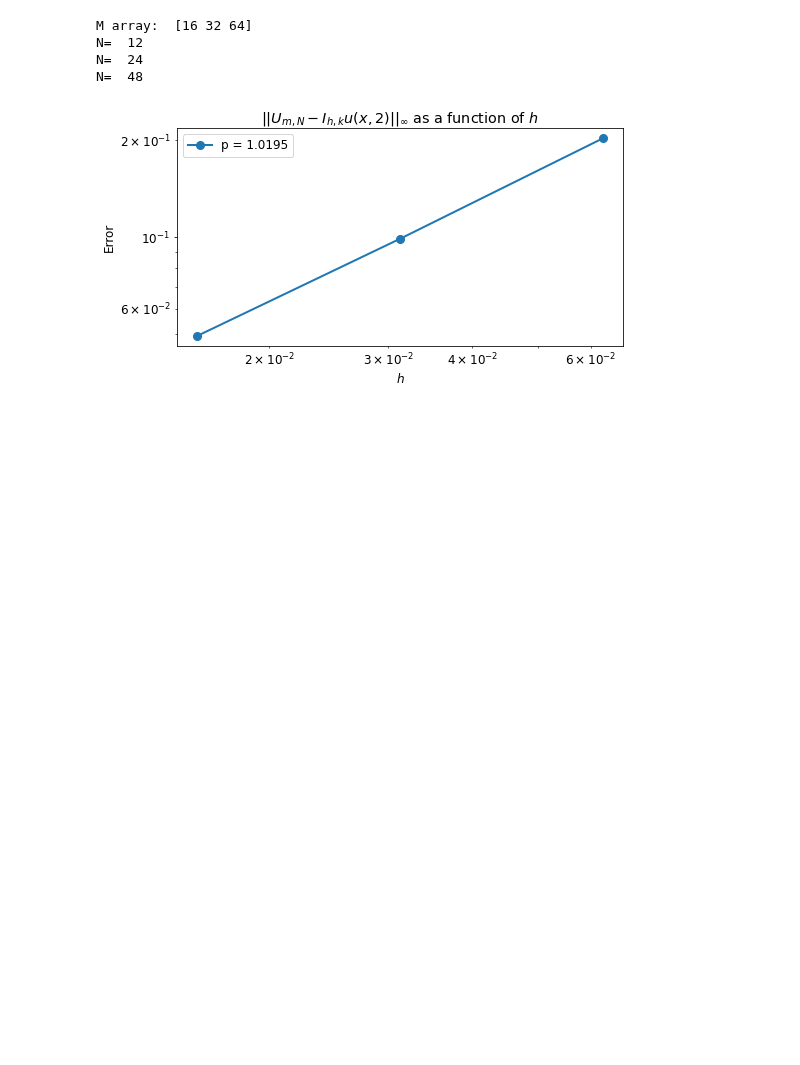
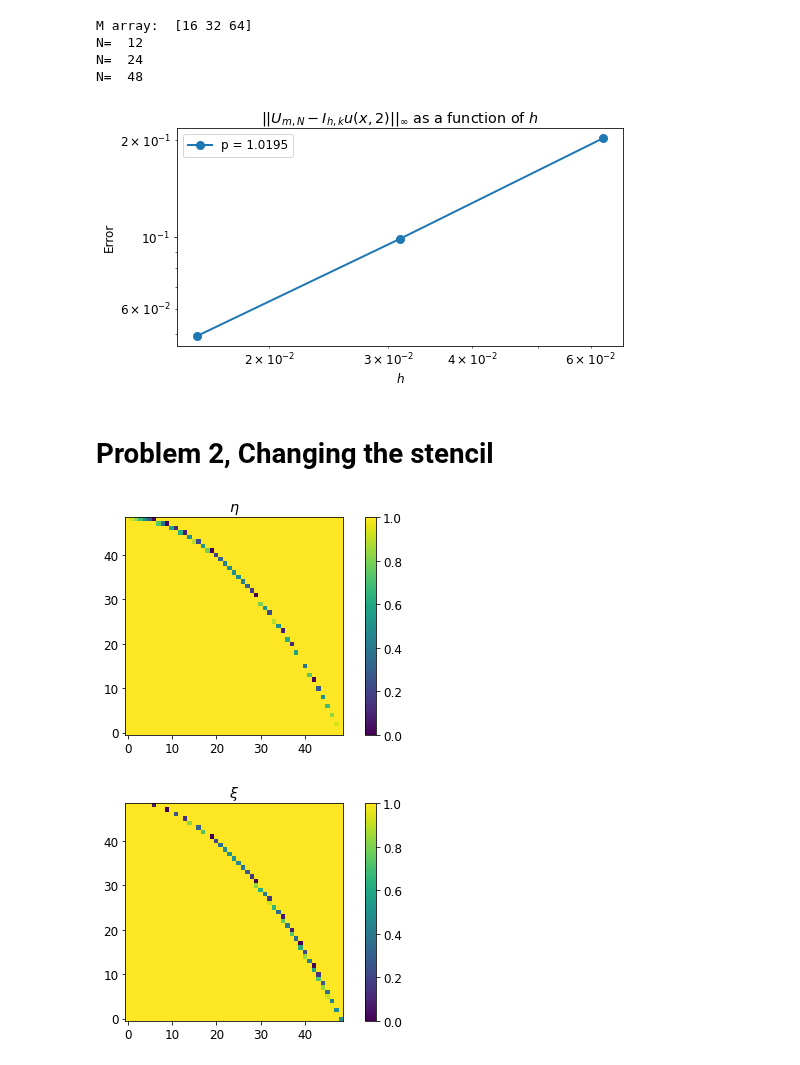
Before and after one commit to aledha/TMA4212-NumDiffDiff, a Jupyter notebook: Project 1/Project1_notebook.ipynb, the cells around one changed output. Saved outputs shown, nothing was run; the diff lists cells and outputs as text; code cells hidden in the pictures; blank space fills up the shorter version.

Commit message:
Problem 2, first half

```diff
--- a/Project 1/Project1_notebook.ipynb
+++ b/Project 1/Project1_notebook.ipynb
@@ -316,3 +318,5 @@ N=  12
 N=  24
 N=  48
 [figure]
+# %% [markdown]
+# Problem 2, Changing the stencil
@@ -318,0 +344,25 @@ N=  48
+# %%
+def get_etaxi(M):
+    h = 1/(M+1)
+    x = np.linspace(0, 1, M+1)
+    y = np.linspace(0, 1, M+1)
+    xx, yy = np.meshgrid(x, y)
+
+    xigrid = (np.sqrt(1 - yy) - xx)/h
+    xigrid[xigrid<0] = 1
+    xigrid[xigrid>1] = 1
+
+    etagrid = ((1-xx**2) - yy)/h
+    etagrid[etagrid<0] = 1
+    etagrid[etagrid>1] = 1
+    return etagrid[1:-1,1:-1].flatten(), xigrid[1:-1,1:-1].flatten()
+
+# Testing
+
+M = 50
+e, x = get_etaxi(M)
+im(e.reshape((M-1,M-1)), r'$\eta$')
+im(x.reshape((M-1,M-1)), r'$\xi$')
+# %% [output]
+[figure, added]
+[figure, added]
```
Also changed, not shown: parts of 12 cells of this notebook, 1 other file.
